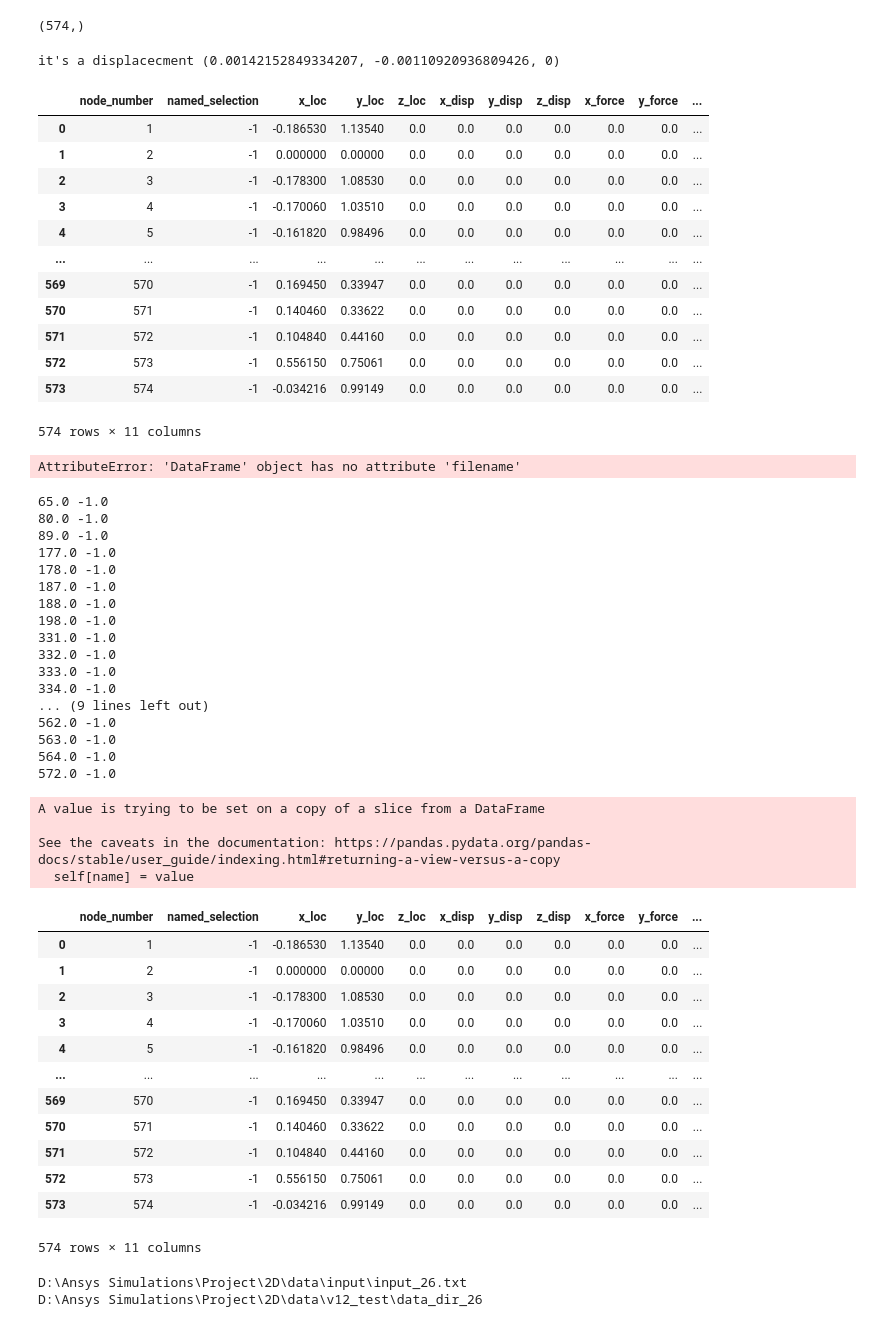
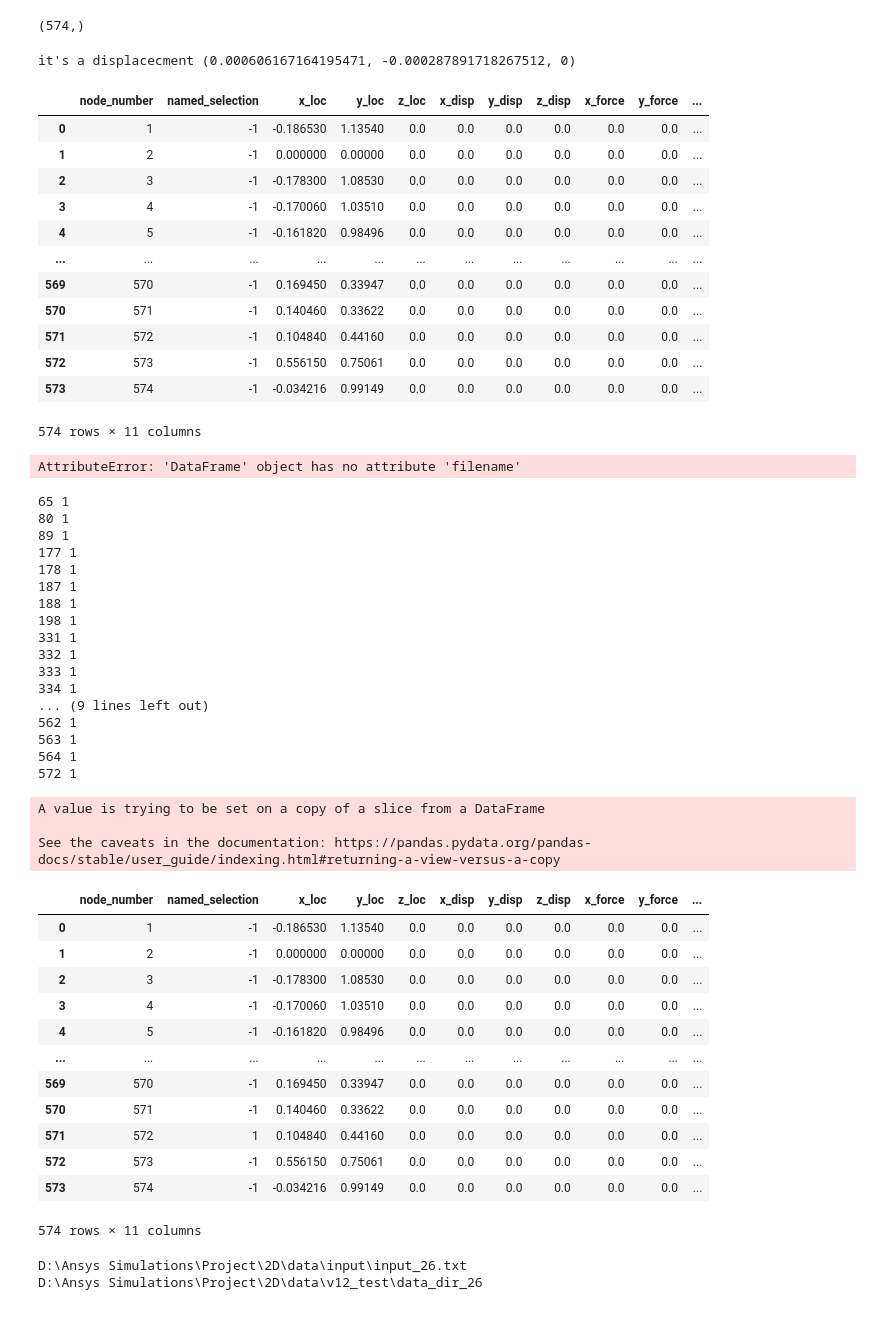
Before and after one commit to waltherwj/AI-and-FEA-model, a Jupyter notebook: 2D/data_preprocessing_notebook.ipynb, the cells around one changed output. Drawn from its saved outputs; the diff is of its cells as text; code cells hidden in the pictures.

Commit message:
fix: change named selection value update

```diff
--- a/2D/data_preprocessing_notebook.ipynb
+++ b/2D/data_preprocessing_notebook.ipynb
@@ -390,18 +390,22 @@ df.x_disp, df.y_disp, df.z_disp, df.x_force, df.y_force, df.z_force = zero, zero
 
 ## Now check selection type and get values for that selection
 is_disp = False
+selection_values_updated = False
 for selec in disp_loaded.named_selection:
     #print(get_number(selec), get_number(ns_filename))
     if get_number(selec) == get_number(ns_filename):
         is_disp = True
     if get_number(selec) == 'no number found' and get_number(ns_filename) == '1':
         is_disp = True
-    if is_disp:
+    if is_disp and not selection_values_updated:
         try:
             ns_number = int(get_number(selec))
+            print(ns_number)
         except:
             ns_number = 1
         values = disp_loaded.x_disp[ns_number-1], disp_loaded.y_disp[ns_number-1], disp_loaded.z_disp[ns_number-1]
+        selection_values_updated = True
+
 is_force = False
 for selec in force_loaded.named_selection:
     #print(get_number(selec))
@@ -409,19 +413,21 @@ for selec in force_loaded.named_selection:
         is_force = True
     if get_number(selec) == 'no number found' and get_number(ns_filename) == '1':
         is_force = True
-    if is_force:
+    if is_force and not selection_values_updated:
         try:
             ns_number = int(get_number(selec))
         except:
             ns_number = 1
         values = disp_loaded.x_disp[ns_number-1], disp_loaded.y_disp[ns_number-1], disp_loaded.z_disp[ns_number-1]
+        selection_values_not_updated = True
+
 if is_disp:
     print("it's a displacecment", values)
 if is_force:
     print("it's a force", values)
 df
 # %% [output]
-it's a displacecment (0.00142152849334207, -0.00110920936809426, 0)
+it's a displacecment (0.000606167164195471, -0.000287891718267512, 0)
 |  | node_number | named_selection | x_loc | y_loc | z_loc | x_disp | y_disp | z_disp | x_force | y_force | ... |
 | 0 | 1 | -1 | -0.186530 | 1.13540 | 0.0 | 0.0 | 0.0 | 0.0 | 0.0 | 0.0 | ... |
 | 1 | 2 | -1 | 0.000000 | 0.00000 | 0.0 | 0.0 | 0.0 | 0.0 | 0.0 | 0.0 | ... |
@@ -449,48 +455,47 @@ AttributeError: 'DataFrame' object has no attribute 'filename'
 # %%
 ## using current selection, update dataframe to have correct values
 
 ## Update row corresponding to a named selection
 ns_list = ns_loaded.node_number.to_list()
 for i, node in enumerate(sol_loaded.node_number.to_list()):
     if node in ns_list:
         #selects correct nodes
-        df.named_selection = ns_number
-        values =
+        df.named_selection[i] = ns_number
+        print(node, df.named_selection[i])
 
 
 df
 # %% [output]
-65.0 -1.0
-80.0 -1.0
-89.0 -1.0
-177.0 -1.0
-178.0 -1.0
-187.0 -1.0
-188.0 -1.0
-198.0 -1.0
-331.0 -1.0
-332.0 -1.0
-333.0 -1.0
-334.0 -1.0
+65 1
+80 1
+89 1
+177 1
+178 1
+187 1
+188 1
+198 1
+331 1
+332 1
+333 1
+334 1
 ... (9 lines left out)
-562.0 -1.0
-563.0 -1.0
-564.0 -1.0
-572.0 -1.0
+562 1
+563 1
+564 1
+572 1
 A value is trying to be set on a copy of a slice from a DataFrame
 
 See the caveats in the documentation: https://pandas.pydata.org/pandas-docs/stable/user_guide/indexing.html#returning-a-view-versus-a-copy
-  self[name] = value
 |  | node_number | named_selection | x_loc | y_loc | z_loc | x_disp | y_disp | z_disp | x_force | y_force | ... |
 | 0 | 1 | -1 | -0.186530 | 1.13540 | 0.0 | 0.0 | 0.0 | 0.0 | 0.0 | 0.0 | ... |
 | 1 | 2 | -1 | 0.000000 | 0.00000 | 0.0 | 0.0 | 0.0 | 0.0 | 0.0 | 0.0 | ... |
 | 2 | 3 | -1 | -0.178300 | 1.08530 | 0.0 | 0.0 | 0.0 | 0.0 | 0.0 | 0.0 | ... |
 | 3 | 4 | -1 | -0.170060 | 1.03510 | 0.0 | 0.0 | 0.0 | 0.0 | 0.0 | 0.0 | ... |
 | 4 | 5 | -1 | -0.161820 | 0.98496 | 0.0 | 0.0 | 0.0 | 0.0 | 0.0 | 0.0 | ... |
 | ... | ... | ... | ... | ... | ... | ... | ... | ... | ... | ... | ... |
 | 569 | 570 | -1 | 0.169450 | 0.33947 | 0.0 | 0.0 | 0.0 | 0.0 | 0.0 | 0.0 | ... |
 | 570 | 571 | -1 | 0.140460 | 0.33622 | 0.0 | 0.0 | 0.0 | 0.0 | 0.0 | 0.0 | ... |
-| 571 | 572 | -1 | 0.104840 | 0.44160 | 0.0 | 0.0 | 0.0 | 0.0 | 0.0 | 0.0 | ... |
+| 571 | 572 | 1 | 0.104840 | 0.44160 | 0.0 | 0.0 | 0.0 | 0.0 | 0.0 | 0.0 | ... |
 | 572 | 573 | -1 | 0.556150 | 0.75061 | 0.0 | 0.0 | 0.0 | 0.0 | 0.0 | 0.0 | ... |
 | 573 | 574 | -1 | -0.034216 | 0.99149 | 0.0 | 0.0 | 0.0 | 0.0 | 0.0 | 0.0 | ... |
 574 rows × 11 columns
```
